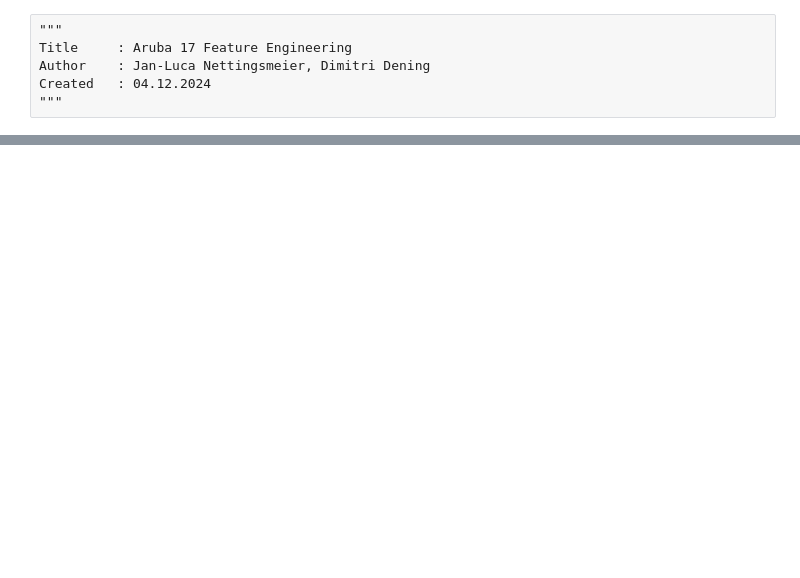
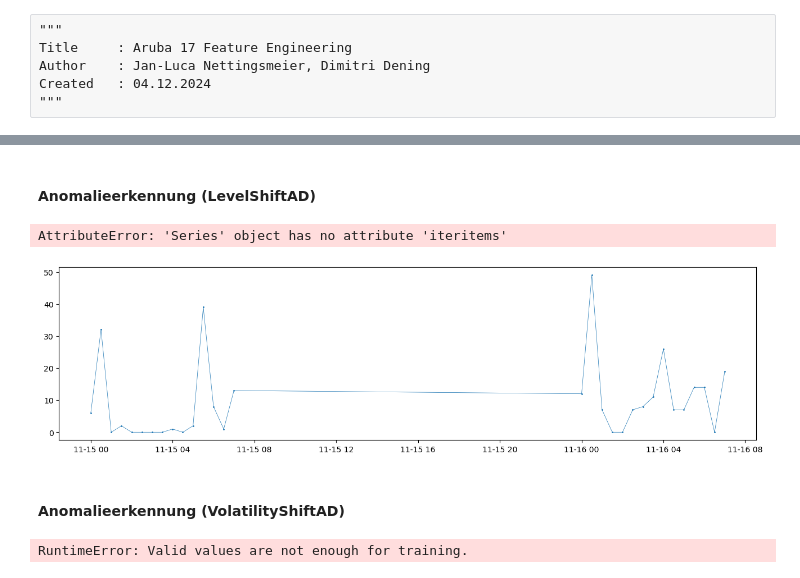
Before and after one commit to ddening/ambient-assisted-living, a Jupyter notebook: src/aruba_anomaly_detection.ipynb, the cells around one changed output, grey strips where cells are left out. Drawn from its saved outputs; the diff is of its cells as text; code cells hidden in the pictures; blank space fills up the shorter version.

```diff
--- a/src/aruba_anomaly_detection.ipynb
+++ b/src/aruba_anomaly_detection.ipynb
@@ -87,0 +353,17 @@ array([<Axes: >, <Axes: >], dtype=object)
+# %% [markdown]
+#### Anomalieerkennung (LevelShiftAD)
+# %%
+level_shift_ad = LevelShiftAD(c=6.0, side="both", window=5)
+anomalies = level_shift_ad.fit_detect(df_activity_train)
+plot(df_activity_train, anomaly=anomalies, anomaly_color="red")
+# %% [output]
+AttributeError: 'Series' object has no attribute 'iteritems'
+[figure, added]
+# %% [markdown]
+#### Anomalieerkennung (VolatilityShiftAD)
+# %%
+volatility_shift_ad = VolatilityShiftAD(c=6.0, side="positive", window=30)
+anomalies = volatility_shift_ad.fit_detect(df_activity_train)
+plot(df_activity_train, anomaly=anomalies, anomaly_color="red")
+# %% [output]
+RuntimeError: Valid values are not enough for training.
```
Also changed, not shown: parts of 19 cells of this notebook.
